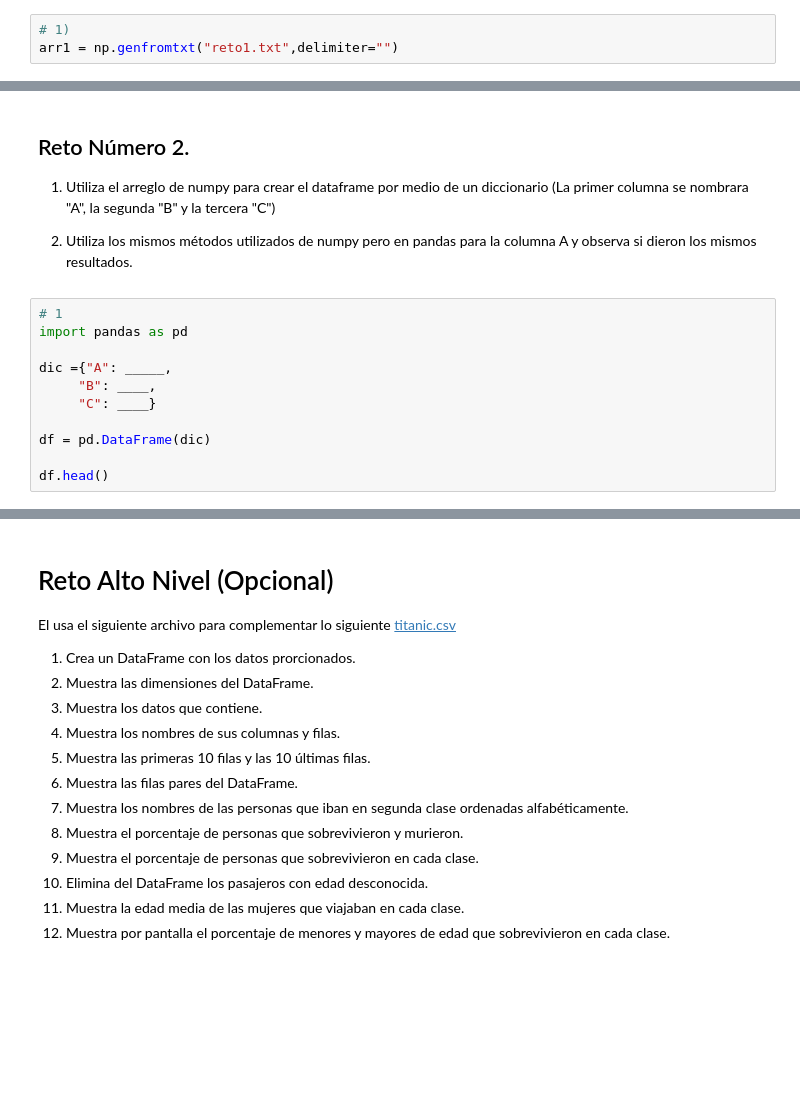
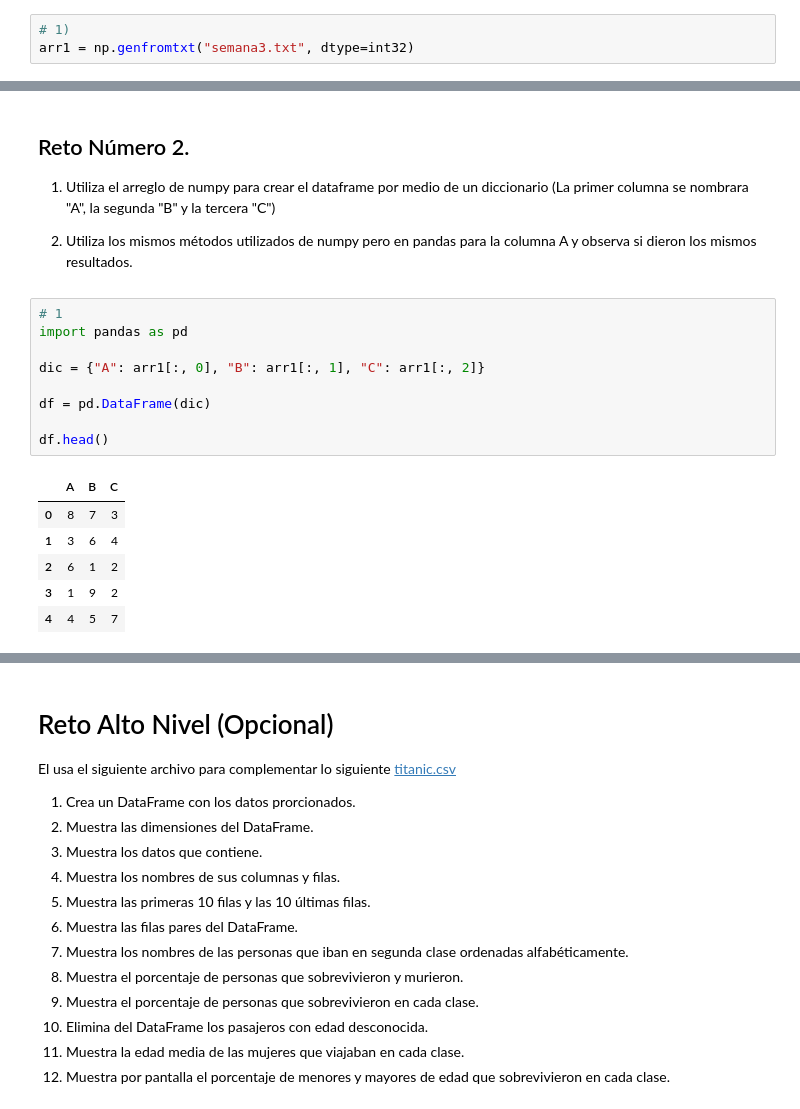
Before and after one commit to richistron/ds-bootcamp, a Jupyter notebook: src/modulo1/Reto_MIS3.ipynb, the cells around one changed output, grey strips where cells are left out. Drawn from its saved outputs; the diff is of its cells as text; blank space fills up the shorter version.

Commit message:
feat: Reto semana 3

```diff
--- a/src/modulo1/Reto_MIS3.ipynb
+++ b/src/modulo1/Reto_MIS3.ipynb
@@ -26,4 +28,4 @@ Tip: Para seleccionar el primer arreglo de un arreglo 2D , se usa: A[:,0], donde
 # %%
 # 1)
-arr1 = np.genfromtxt("reto1.txt",delimiter="")
+arr1 = np.genfromtxt("semana3.txt", dtype=int32)
 # %%
@@ -65,12 +93,17 @@ print(g)
 # %%
 # 1
 import pandas as pd
 
-dic ={"A": _____,
-     "B": ____,
-     "C": ____}
+dic = {"A": arr1[:, 0], "B": arr1[:, 1], "C": arr1[:, 2]}
 
 df = pd.DataFrame(dic)
 
 df.head()
+# %% [output]
+|  | A | B | C |
+| 0 | 8 | 7 | 3 |
+| 1 | 3 | 6 | 4 |
+| 2 | 6 | 1 | 2 |
+| 3 | 1 | 9 | 2 |
+| 4 | 4 | 5 | 7 |
 # %%
```
Also changed, not shown: parts of 16 cells of this notebook, 10 other files.
